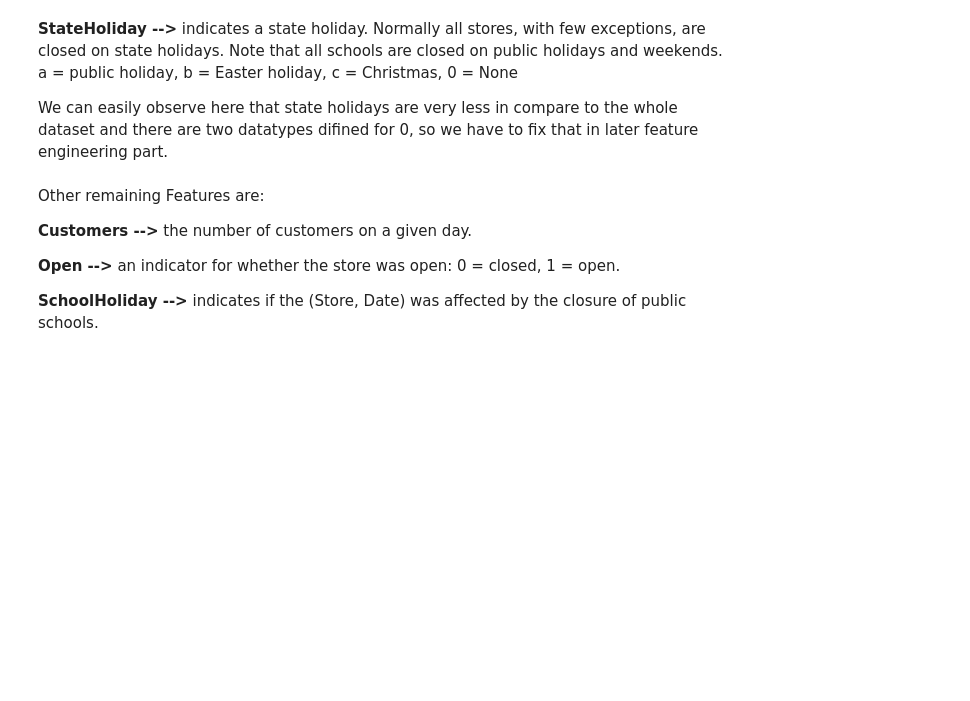
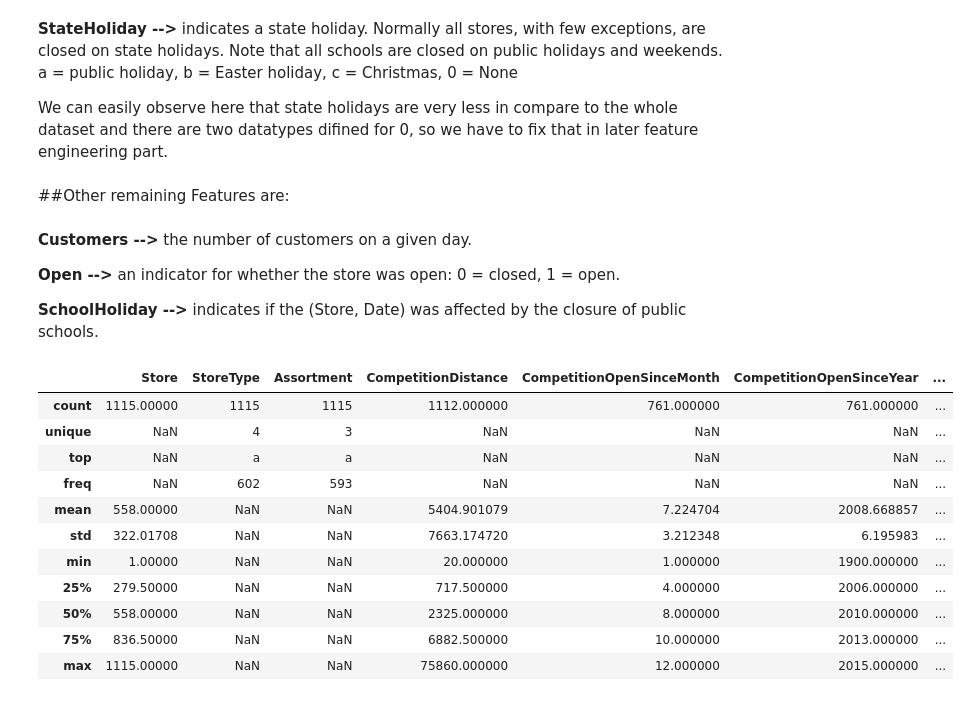
Before and after one commit to almaraj/Null-value-handeling-Outlier-treatment-On-Sales-Data, a Jupyter notebook: Rossmann_Sales_Prediction_Capstone_Project.ipynb, the cells around one changed output. Saved outputs shown, nothing was run; the diff lists cells and outputs as text; code cells hidden in the pictures; blank space fills up the shorter version.

```diff
--- a/Rossmann_Sales_Prediction_Capstone_Project.ipynb
+++ b/Rossmann_Sales_Prediction_Capstone_Project.ipynb
@@ -185,11 +185,27 @@ plt.show()
 **StateHoliday -->** indicates a state holiday. Normally all stores, with few exceptions, are closed on state holidays. Note that all schools are closed on public holidays and weekends. a = public holiday, b = Easter holiday, c = Christmas, 0 = None
 
 We can easily observe here that state holidays are very less in compare to the whole dataset and there are two datatypes difined for 0, so we have to fix that in later feature engineering part.
+# %% [markdown]
+##Other remaining Features are:
 # %% [markdown]
-Other remaining Features are:
-
 **Customers -->** the number of customers on a given day.
 
 **Open -->** an indicator for whether the store was open: 0 = closed, 1 = open.
 
 **SchoolHoliday -->** indicates if the (Store, Date) was affected by the closure of public schools.
+# %%
+# Let's start thinking about the first dataframe given i.e. stote-info data
+store_info.describe(include='all')
+# %% [output]
+|  | Store | StoreType | Assortment | CompetitionDistance | CompetitionOpenSinceMonth | CompetitionOpenSinceYear | ... |
+| count | 1115.00000 | 1115 | 1115 | 1112.000000 | 761.000000 | 761.000000 | ... |
+| unique | NaN | 4 | 3 | NaN | NaN | NaN | ... |
+| top | NaN | a | a | NaN | NaN | NaN | ... |
+| freq | NaN | 602 | 593 | NaN | NaN | NaN | ... |
+| mean | 558.00000 | NaN | NaN | 5404.901079 | 7.224704 | 2008.668857 | ... |
+| std | 322.01708 | NaN | NaN | 7663.174720 | 3.212348 | 6.195983 | ... |
+| min | 1.00000 | NaN | NaN | 20.000000 | 1.000000 | 1900.000000 | ... |
+| 25% | 279.50000 | NaN | NaN | 717.500000 | 4.000000 | 2006.000000 | ... |
+| 50% | 558.00000 | NaN | NaN | 2325.000000 | 8.000000 | 2010.000000 | ... |
+| 75% | 836.50000 | NaN | NaN | 6882.500000 | 10.000000 | 2013.000000 | ... |
+| max | 1115.00000 | NaN | NaN | 75860.000000 | 12.000000 | 2015.000000 | ... |
```
Also changed, not shown: parts of 2 cells of this notebook.
